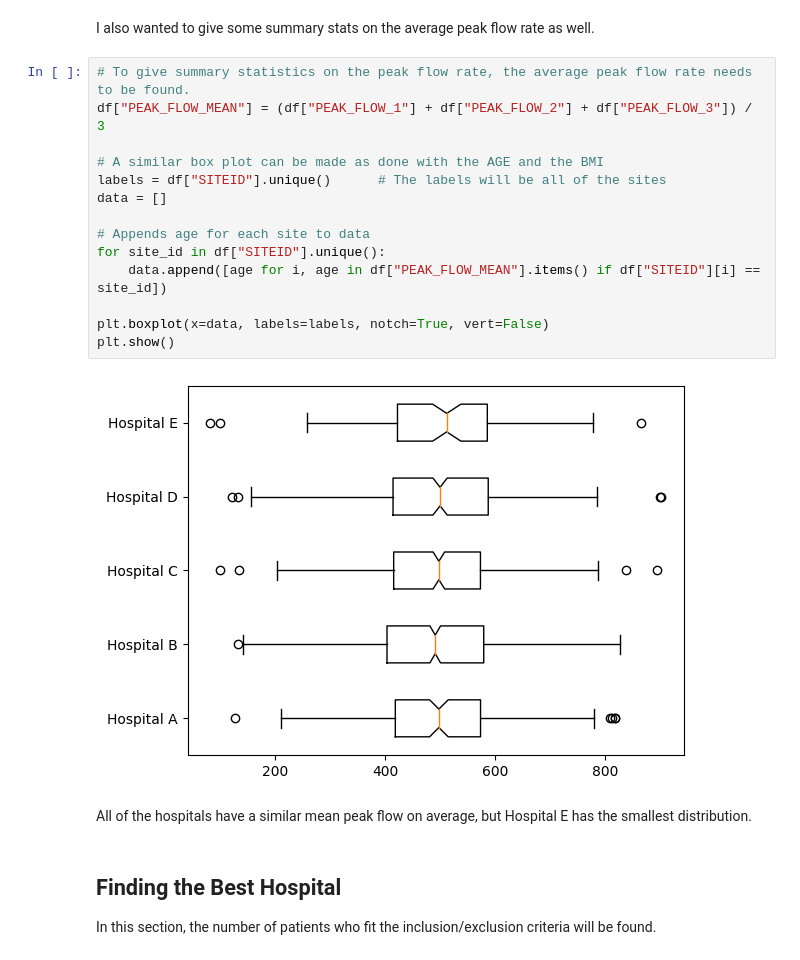
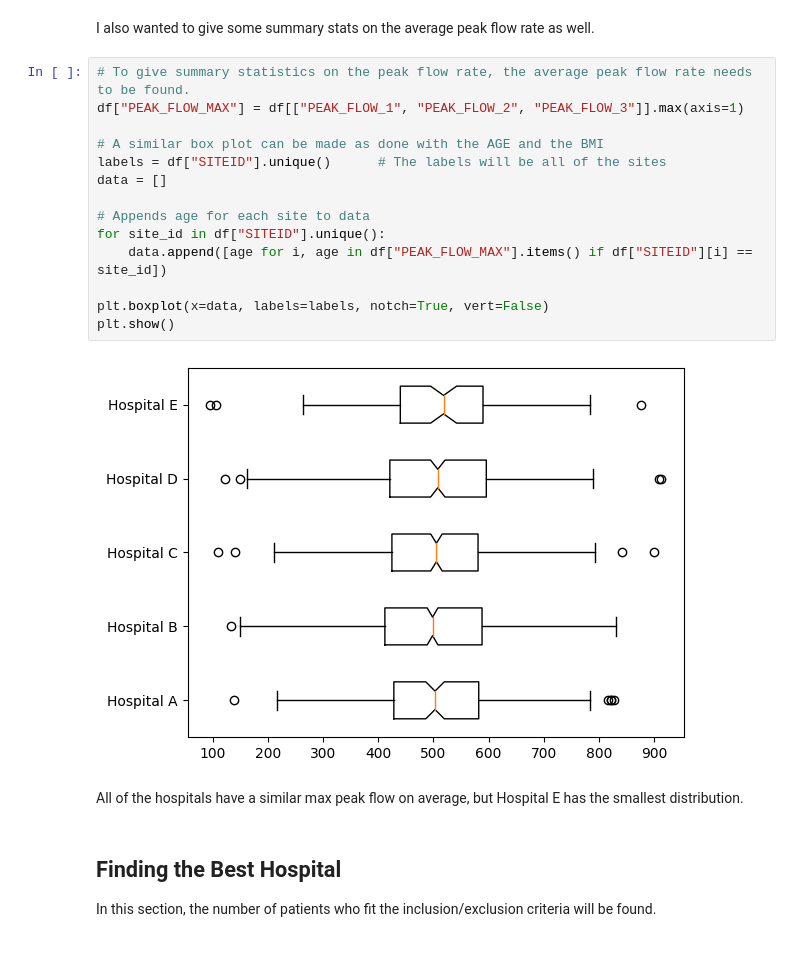
Before and after one commit to TheKonamiKoder/Clinical-Trials-Data-Analyis, a Jupyter notebook: src/main.ipynb, the cells around one changed output. Saved outputs shown, nothing was run; the diff lists cells and outputs as text.

Commit message:
Use max peak flow instead of mean

```diff
--- a/src/main.ipynb
+++ b/src/main.ipynb
@@ -166,22 +148,22 @@ The BMI is spread pretty evenly accross most hospitals, with the median being ar
 I also wanted to give some summary stats on the average peak flow rate as well.
 # %%
 # To give summary statistics on the peak flow rate, the average peak flow rate needs to be found.
-df["PEAK_FLOW_MEAN"] = (df["PEAK_FLOW_1"] + df["PEAK_FLOW_2"] + df["PEAK_FLOW_3"]) / 3
+df["PEAK_FLOW_MAX"] = df[["PEAK_FLOW_1", "PEAK_FLOW_2", "PEAK_FLOW_3"]].max(axis=1)
 
 # A similar box plot can be made as done with the AGE and the BMI
 labels = df["SITEID"].unique()      # The labels will be all of the sites
 data = []
 
 # Appends age for each site to data
 for site_id in df["SITEID"].unique():
-    data.append([age for i, age in df["PEAK_FLOW_MEAN"].items() if df["SITEID"][i] == site_id])
+    data.append([age for i, age in df["PEAK_FLOW_MAX"].items() if df["SITEID"][i] == site_id])
 
 plt.boxplot(x=data, labels=labels, notch=True, vert=False)
 plt.show()
 # %% [output]
-[figure, old version]
+[figure, new version]
 # %% [markdown]
-All of the hospitals have a similar mean peak flow on average, but Hospital E has the smallest distribution.
+All of the hospitals have a similar max peak flow on average, but Hospital E has the smallest distribution.
 # %% [markdown]
 <h2>Finding the Best Hospital</h2>
 
```
Also changed, not shown: parts of 4 cells of this notebook.
